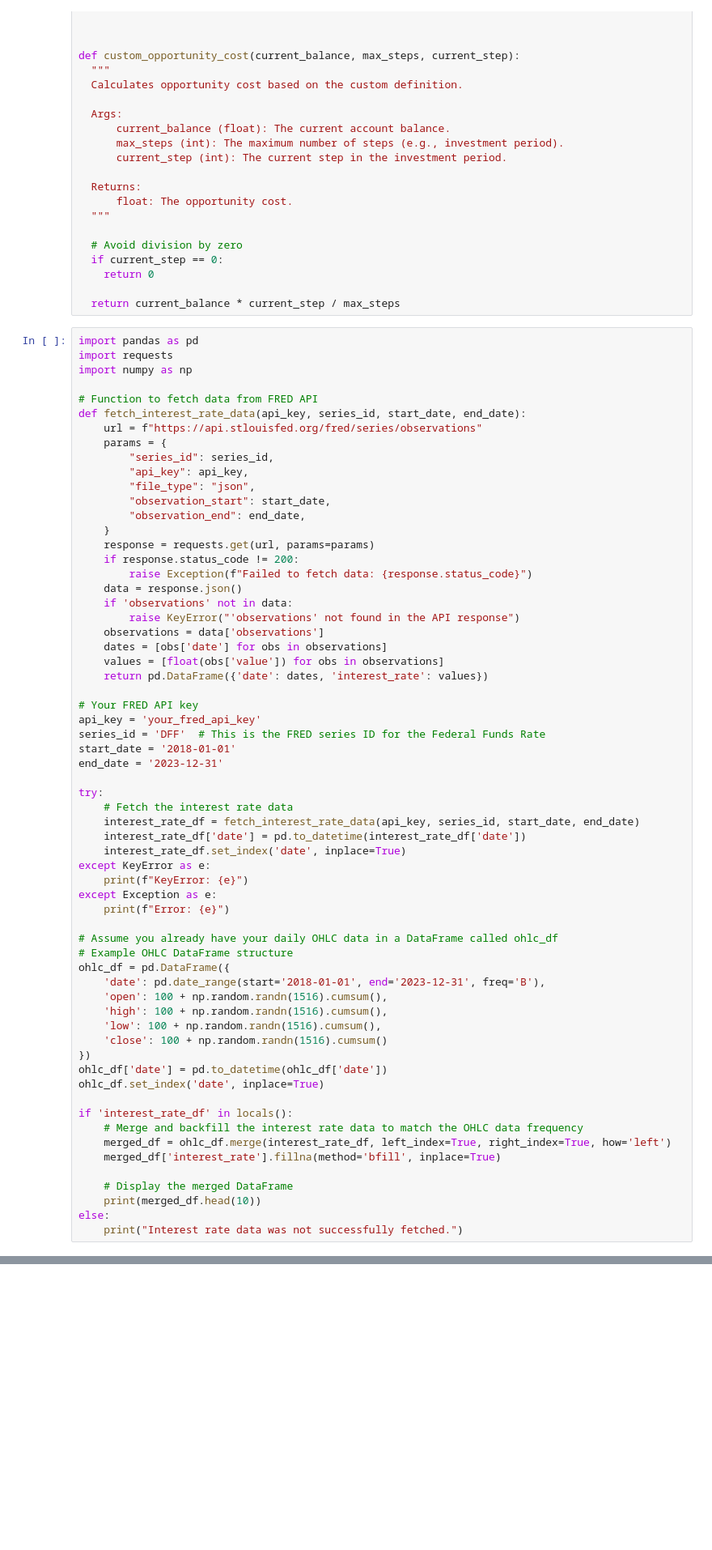
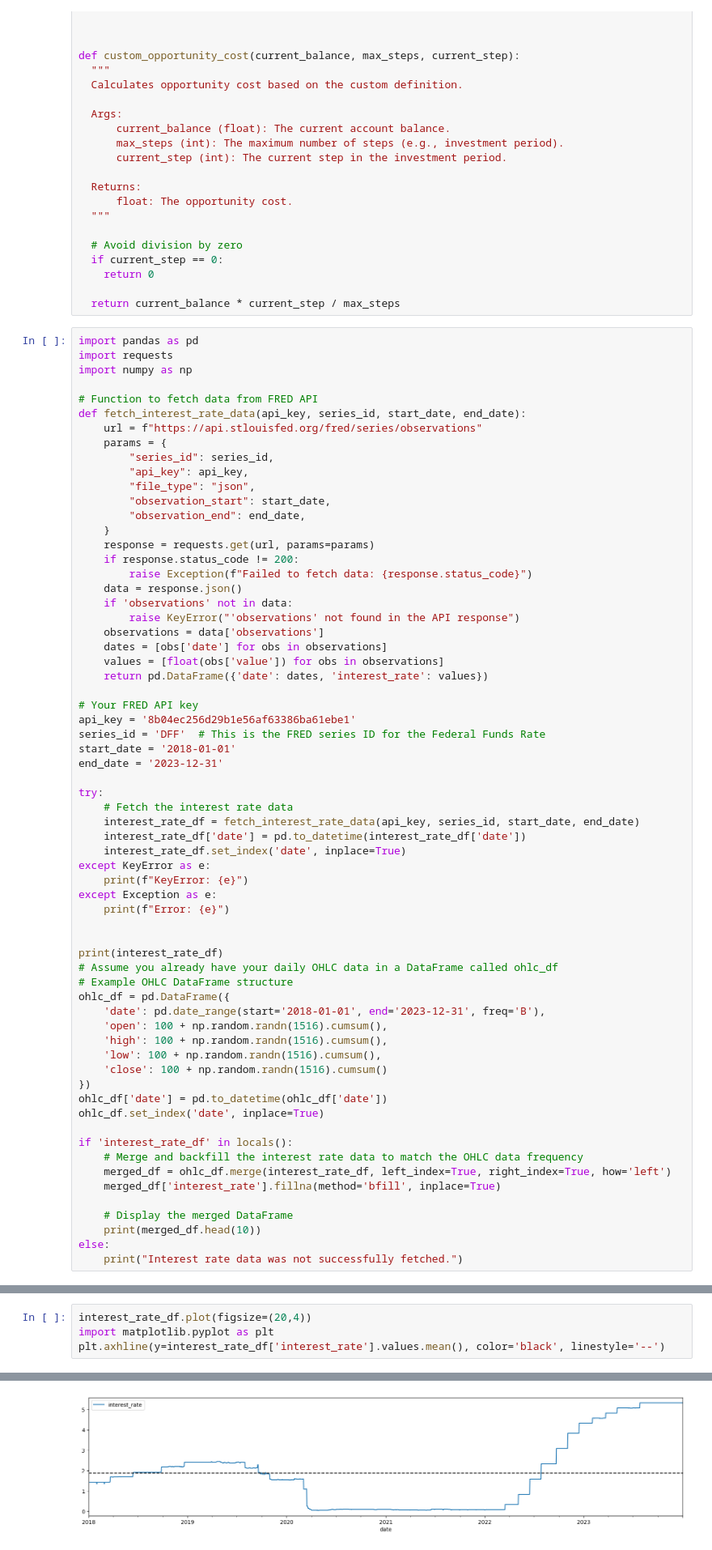
Before and after one commit to raza141/RL-Project, a Jupyter notebook: Crypto/test.ipynb, the cells around one changed output, grey strips where cells are left out. Shown at 81% size. Drawn from its saved outputs; the diff is of its cells as text; blank space fills up the shorter version.

```diff
--- a/Crypto/test.ipynb
+++ b/Crypto/test.ipynb
@@ -619,7 +619,7 @@ def fetch_interest_rate_data(api_key, series_id, start_date, end_date):
     return pd.DataFrame({'date': dates, 'interest_rate': values})
 
 # Your FRED API key
-api_key = 'your_fred_api_key'
+api_key = '8b04ec256d29b1e56af63386ba61ebe1'
 series_id = 'DFF'  # This is the FRED series ID for the Federal Funds Rate
 start_date = '2018-01-01'
 end_date = '2023-12-31'
@@ -634,6 +634,8 @@ except KeyError as e:
 except Exception as e:
     print(f"Error: {e}")
 
+
+print(interest_rate_df)
 # Assume you already have your daily OHLC data in a DataFrame called ohlc_df
 # Example OHLC DataFrame structure
 ohlc_df = pd.DataFrame({
@@ -660,0 +736,5 @@ ValueError: All arrays must be of the same length
+# %%
+interest_rate_df.plot(figsize=(20,4))
+import matplotlib.pyplot as plt
+plt.axhline(y=interest_rate_df['interest_rate'].values.mean(), color='black', linestyle='--')
+# %% [output]
@@ -660,0 +742 @@ ValueError: All arrays must be of the same length
+[figure, added]
```
Also changed, not shown: parts of 16 cells of this notebook, 1 other file.
